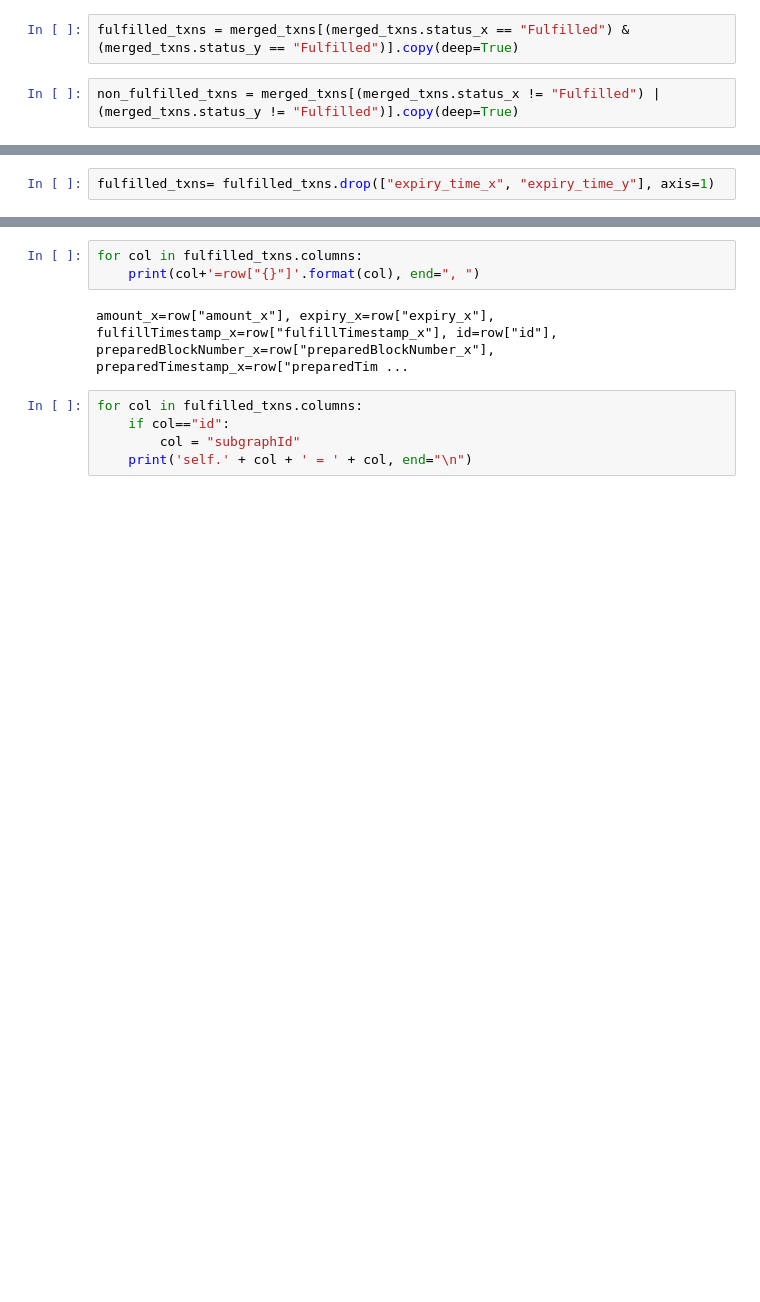
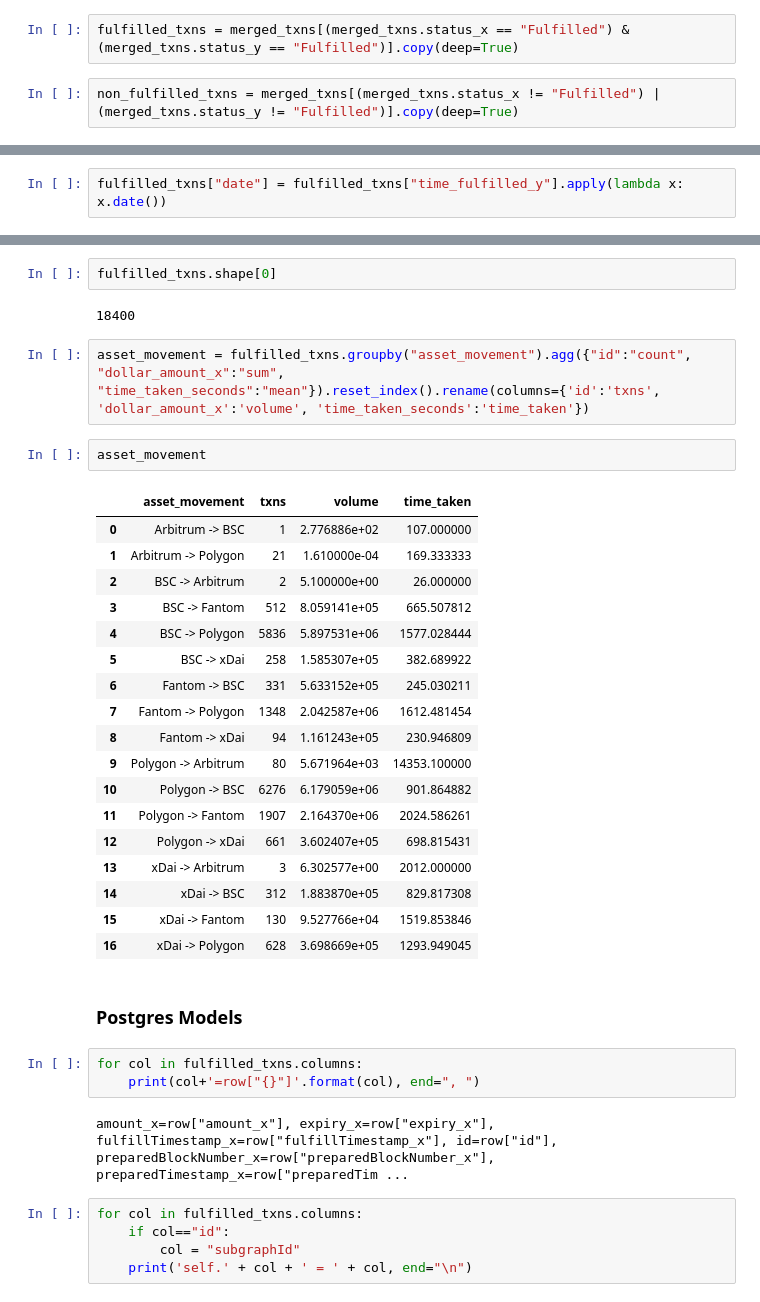
Before and after one commit to enzotavares/lifi-analytics-backend, a Jupyter notebook: subgraph_analysis.ipynb, the cells around one changed output, grey strips where cells are left out. Drawn from its saved outputs; the diff is of its cells as text; blank space fills up the shorter version.

```diff
--- a/subgraph_analysis.ipynb
+++ b/subgraph_analysis.ipynb
@@ -889,2 +856,0 @@ new_winners = Txns(name=name, title=title, catergory=catergory, winnerorder=winn
-# %%
-fulfilled_txns= fulfilled_txns.drop(["expiry_time_x", "expiry_time_y"], axis=1)
@@ -890,0 +895,2 @@ fulfilled_txns= fulfilled_txns.drop(["expiry_time_x", "expiry_time_y"], axis=1)
+# %%
+fulfilled_txns["date"] = fulfilled_txns["time_fulfilled_y"].apply(lambda x: x.date())
@@ -891,3 +1002,32 @@ fulfilled_txns= fulfilled_txns.drop(["expiry_time_x", "expiry_time_y"], axis=1)
+# %%
+fulfilled_txns.shape[0]
+# %% [output]
+18400
+# %%
+asset_movement = fulfilled_txns.groupby("asset_movement").agg({"id":"count", "dollar_amount_x":"sum", "time_taken_seconds":"mean"}).reset_index().rename(columns={'id':'txns', 'dollar_amount_x':'volume', 'time_taken_seconds':'time_taken'})
+# %%
+asset_movement
+# %% [output]
+|  | asset_movement | txns | volume | time_taken |
+| 0 | Arbitrum -> BSC | 1 | 2.776886e+02 | 107.000000 |
+| 1 | Arbitrum -> Polygon | 21 | 1.610000e-04 | 169.333333 |
+| 2 | BSC -> Arbitrum | 2 | 5.100000e+00 | 26.000000 |
+| 3 | BSC -> Fantom | 512 | 8.059141e+05 | 665.507812 |
+| 4 | BSC -> Polygon | 5836 | 5.897531e+06 | 1577.028444 |
+| 5 | BSC -> xDai | 258 | 1.585307e+05 | 382.689922 |
+| 6 | Fantom -> BSC | 331 | 5.633152e+05 | 245.030211 |
+| 7 | Fantom -> Polygon | 1348 | 2.042587e+06 | 1612.481454 |
+| 8 | Fantom -> xDai | 94 | 1.161243e+05 | 230.946809 |
+| 9 | Polygon -> Arbitrum | 80 | 5.671964e+03 | 14353.100000 |
+| 10 | Polygon -> BSC | 6276 | 6.179059e+06 | 901.864882 |
+| 11 | Polygon -> Fantom | 1907 | 2.164370e+06 | 2024.586261 |
+| 12 | Polygon -> xDai | 661 | 3.602407e+05 | 698.815431 |
+| 13 | xDai -> Arbitrum | 3 | 6.302577e+00 | 2012.000000 |
+| 14 | xDai -> BSC | 312 | 1.883870e+05 | 829.817308 |
+| 15 | xDai -> Fantom | 130 | 9.527766e+04 | 1519.853846 |
+| 16 | xDai -> Polygon | 628 | 3.698669e+05 | 1293.949045 |
+# %% [markdown]
+### Postgres Models
 # %%
 for col in fulfilled_txns.columns:
     print(col+'=row["{}"]'.format(col), end=", ")
```
Also changed, not shown: parts of 51 cells of this notebook, 7 other files.
